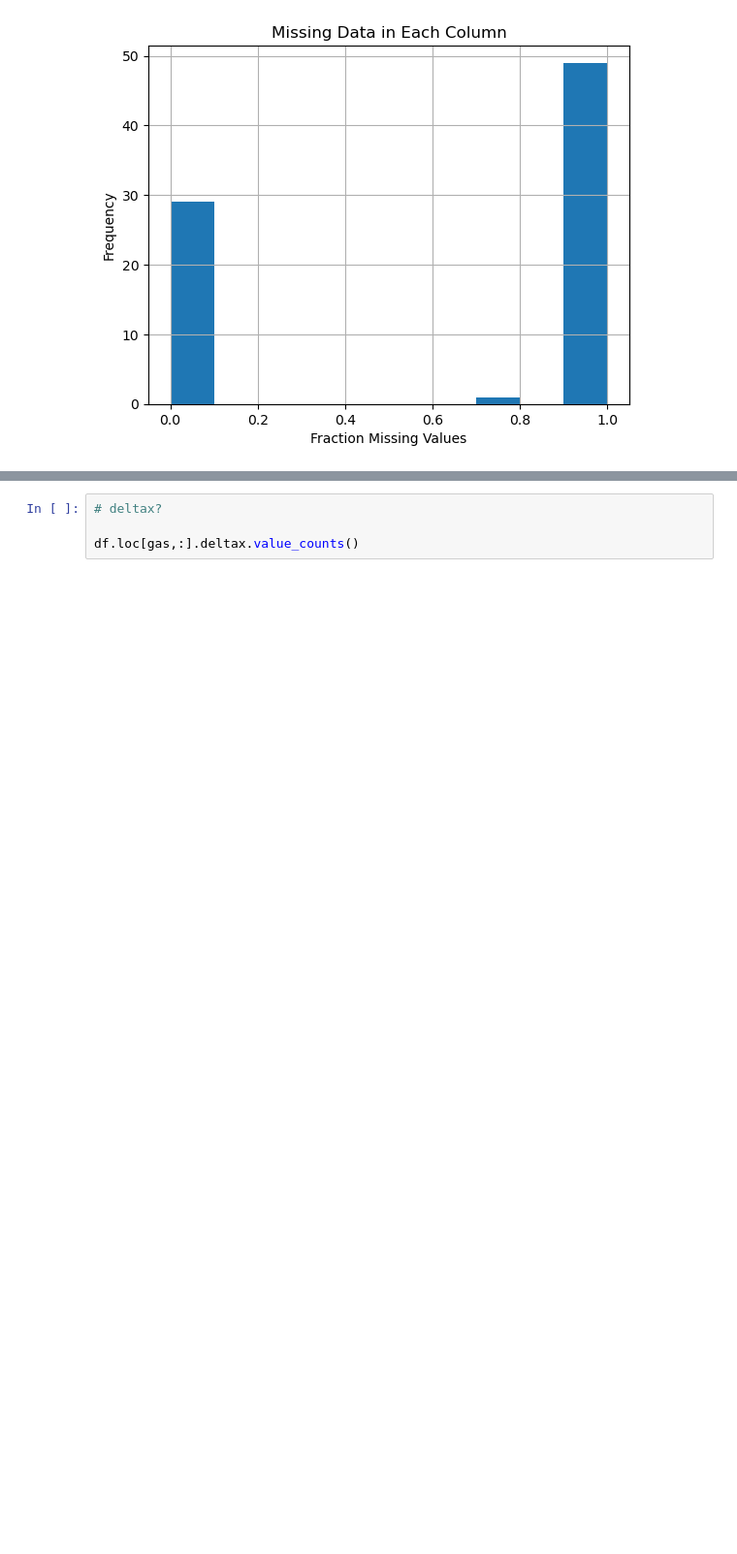
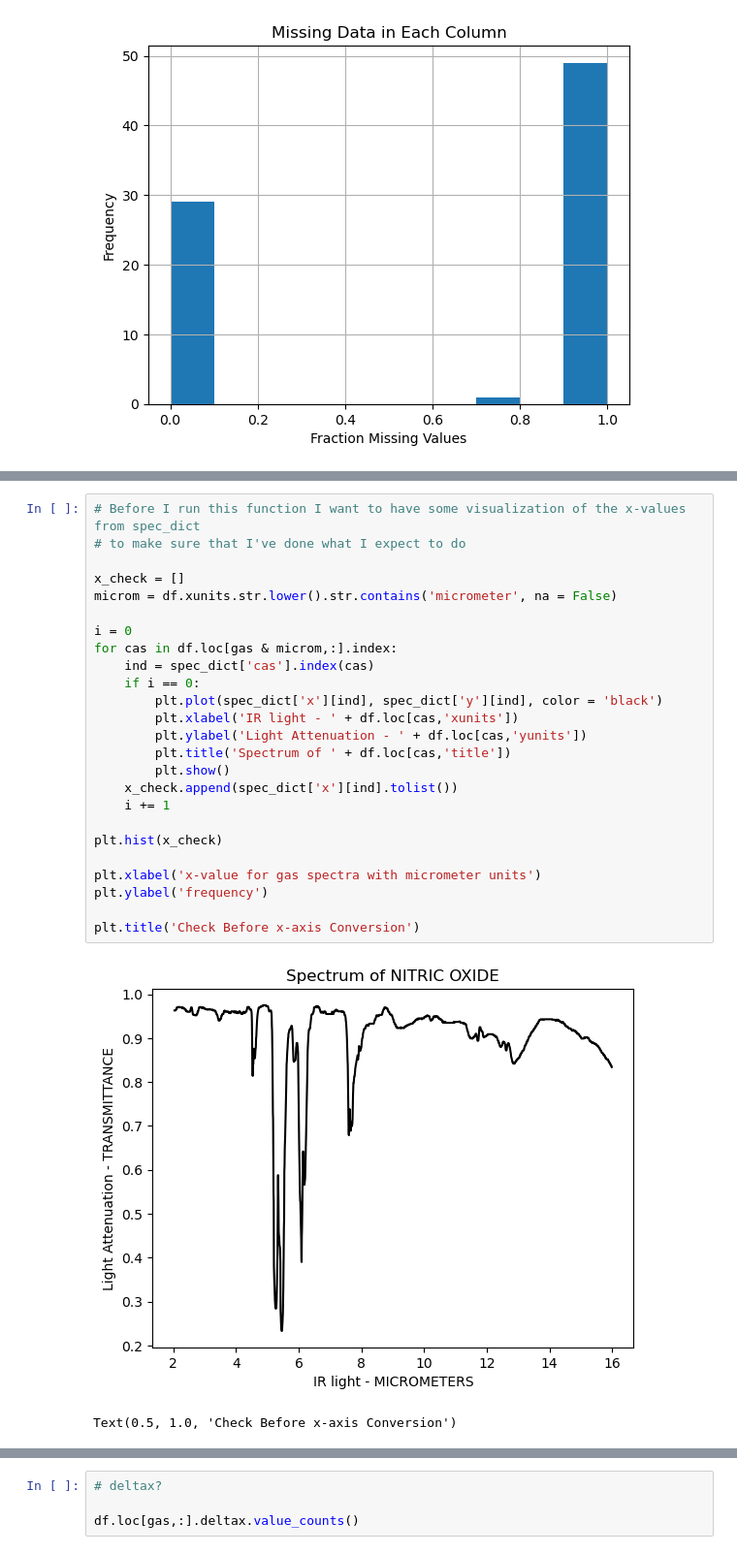
Before and after one commit to kevinpatrickkent/NIST-IR-MachineLearning, a Jupyter notebook: NISTWebbookML.ipynb, the cells around one changed output, grey strips where cells are left out. Shown at 97% size. Drawn from its saved outputs; the diff is of its cells as text; blank space fills up the shorter version.

```diff
--- a/NISTWebbookML.ipynb
+++ b/NISTWebbookML.ipynb
@@ -490,0 +447,28 @@ Text(0.5, 1.0, 'Check Before x-axis Conversion')
+# %%
+# Before I run this function I want to have some visualization of the x-values from spec_dict
+# to make sure that I've done what I expect to do
+
+x_check = []
+microm = df.xunits.str.lower().str.contains('micrometer', na = False)
+
+i = 0
+for cas in df.loc[gas & microm,:].index:
+    ind = spec_dict['cas'].index(cas)
+    if i == 0:
+        plt.plot(spec_dict['x'][ind], spec_dict['y'][ind], color = 'black')
+        plt.xlabel('IR light - ' + df.loc[cas,'xunits'])
+        plt.ylabel('Light Attenuation - ' + df.loc[cas,'yunits'])
+        plt.title('Spectrum of ' + df.loc[cas,'title'])
+        plt.show()
+    x_check.append(spec_dict['x'][ind].tolist())
+    i += 1
+
+plt.hist(x_check)
+
+plt.xlabel('x-value for gas spectra with micrometer units')
+plt.ylabel('frequency')
+
+plt.title('Check Before x-axis Conversion')
+# %% [output]
+[figure, added]
+Text(0.5, 1.0, 'Check Before x-axis Conversion')
```
Also changed, not shown: parts of 14 cells of this notebook.
